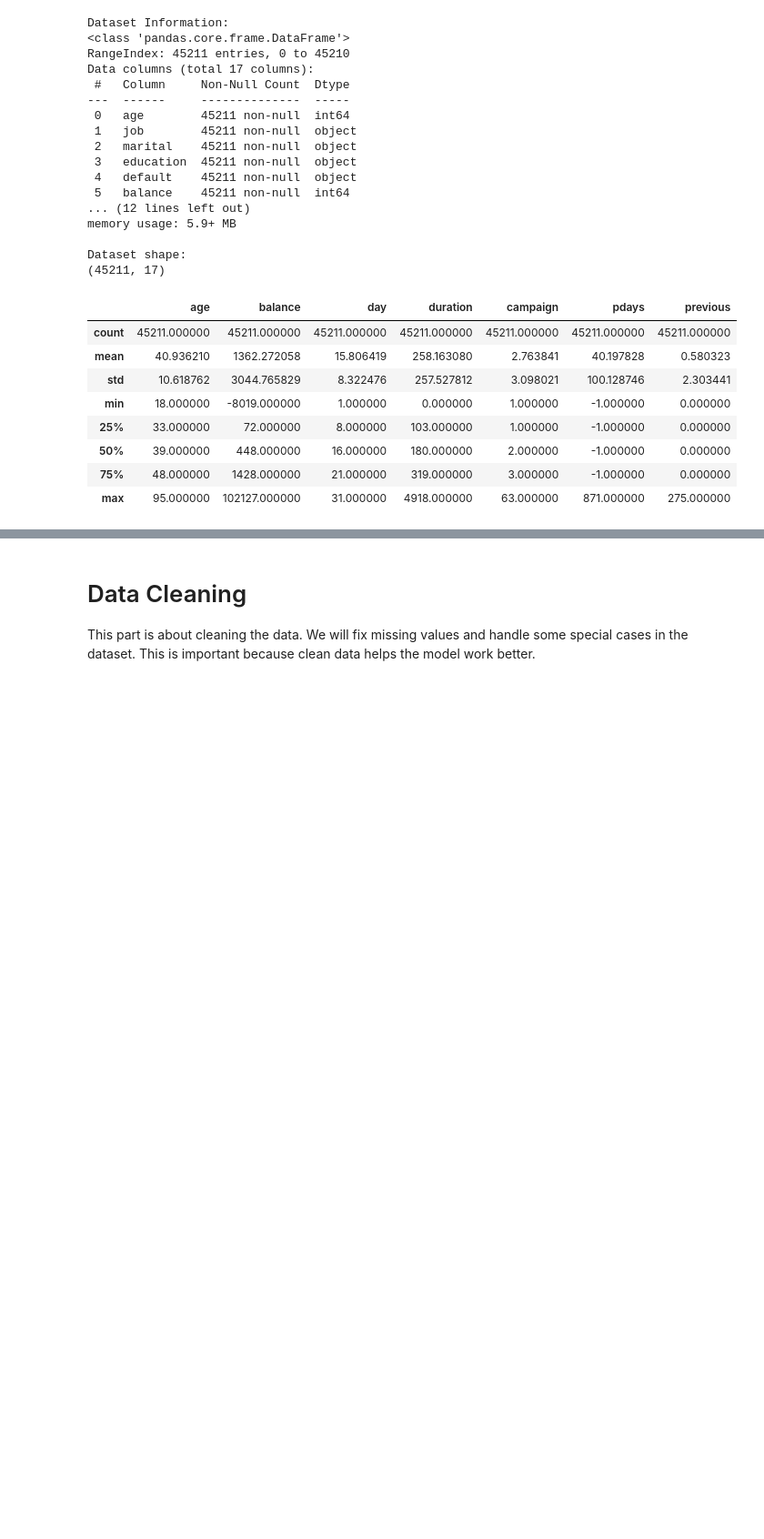
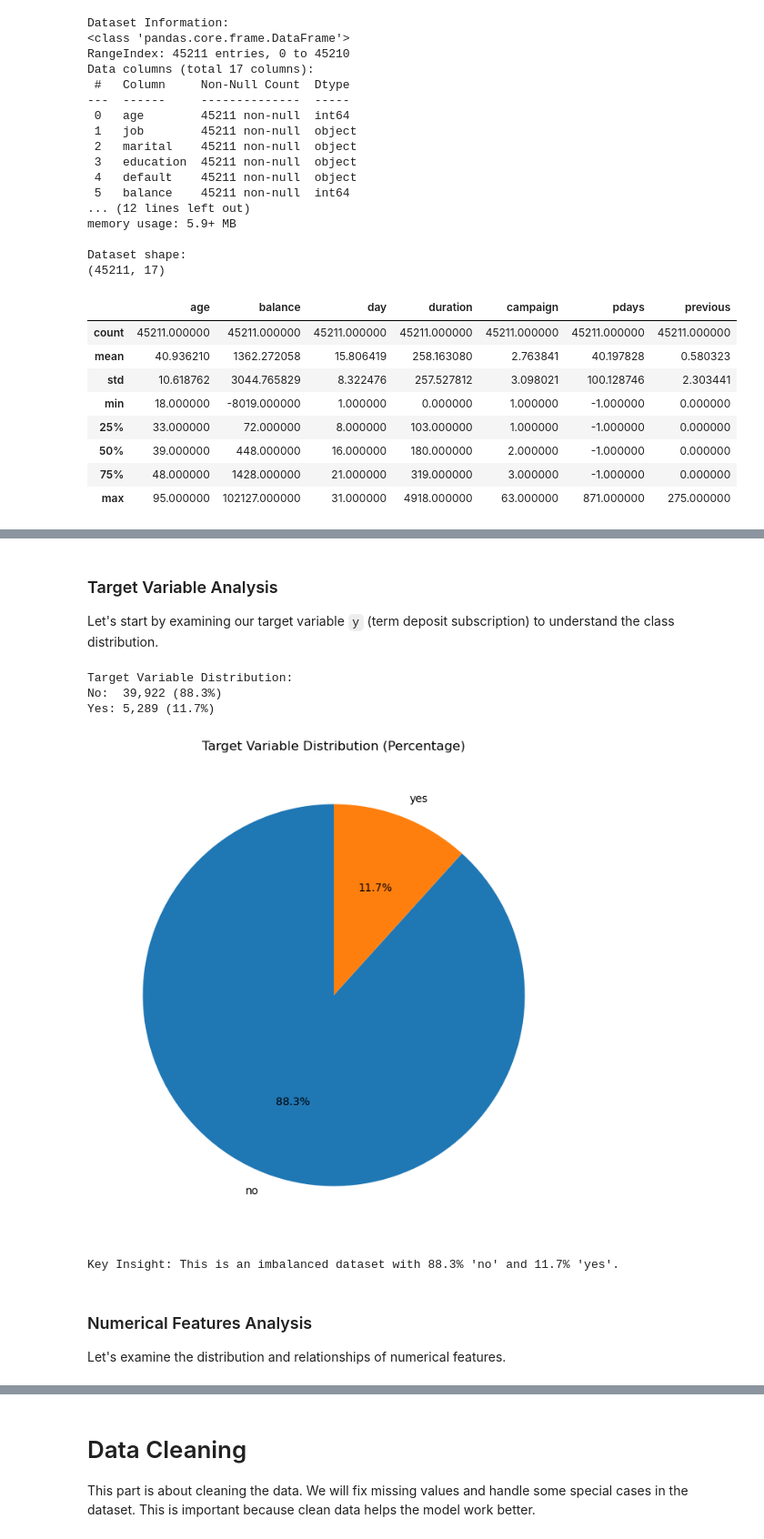
Before and after one commit to Dannie-1217/IAT461, a Jupyter notebook: IAT461_FinalProject.ipynb, the cells around one changed output, grey strips where cells are left out. Shown at 91% size. Drawn from its saved outputs; the diff is of its cells as text; code cells hidden in the pictures; blank space fills up the shorter version.

Commit message:
Add EDA and modify data cleaning and logistic model dataset

```diff
--- a/IAT461_FinalProject.ipynb
+++ b/IAT461_FinalProject.ipynb
@@ -54,0 +63,29 @@ data.describe()
+# %% [markdown]
+### Target Variable Analysis
+Let's start by examining our target variable `y` (term deposit subscription) to understand the class distribution.
+# %%
+# Target variable distribution
+target_counts = data['y'].value_counts()
+target_percentage = data['y'].value_counts(normalize=True) * 100
+
+print("Target Variable Distribution:")
+print(f"No:  {target_counts['no']:,} ({target_percentage['no']:.1f}%)")
+print(f"Yes: {target_counts['yes']:,} ({target_percentage['yes']:.1f}%)")
+
+# Pie chart for percentage
+plt.figure(figsize=(8, 8))
+plt.pie(target_counts.values, labels=target_counts.index, autopct='%1.1f%%', startangle=90)
+plt.title('Target Variable Distribution (Percentage)')
+plt.show()
+
+print(f"\nKey Insight: This is an imbalanced dataset with {target_percentage['no']:.1f}% 'no' and {target_percentage['yes']:.1f}% 'yes'.")
+# %% [output]
+Target Variable Distribution:
+No:  39,922 (88.3%)
+Yes: 5,289 (11.7%)
+[figure, added]
+Key Insight: This is an imbalanced dataset with 88.3% 'no' and 11.7% 'yes'.
+# %% [markdown]
+### Numerical Features Analysis
+
+Let's examine the distribution and relationships of numerical features.
```
Also changed, not shown: parts of 27 cells of this notebook, 1 other file.
